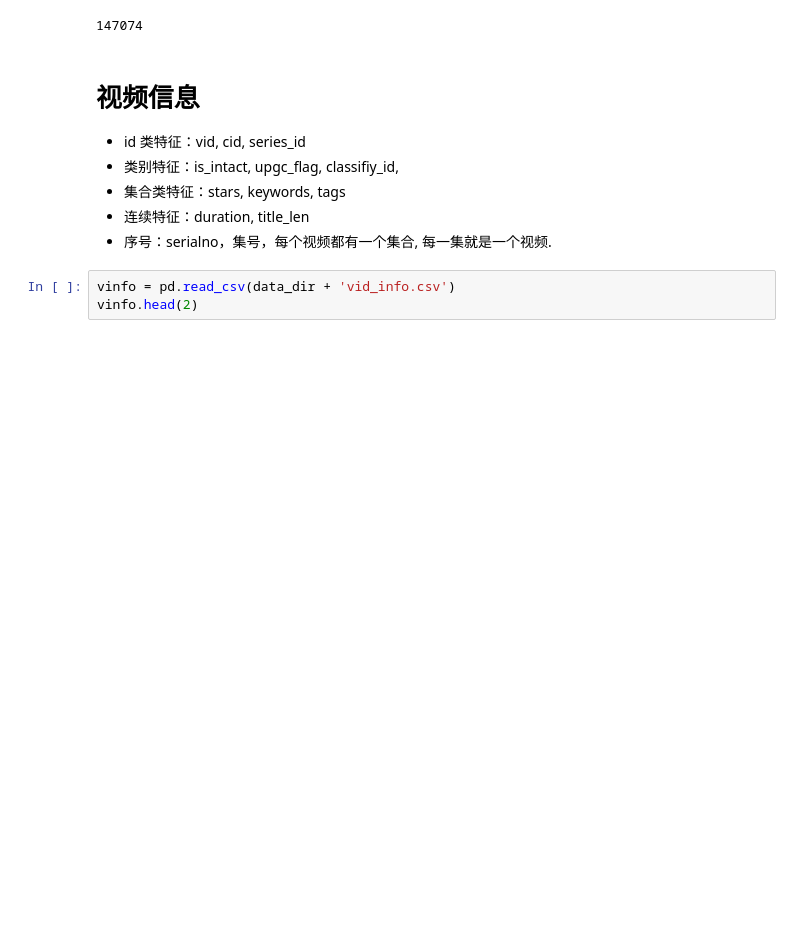
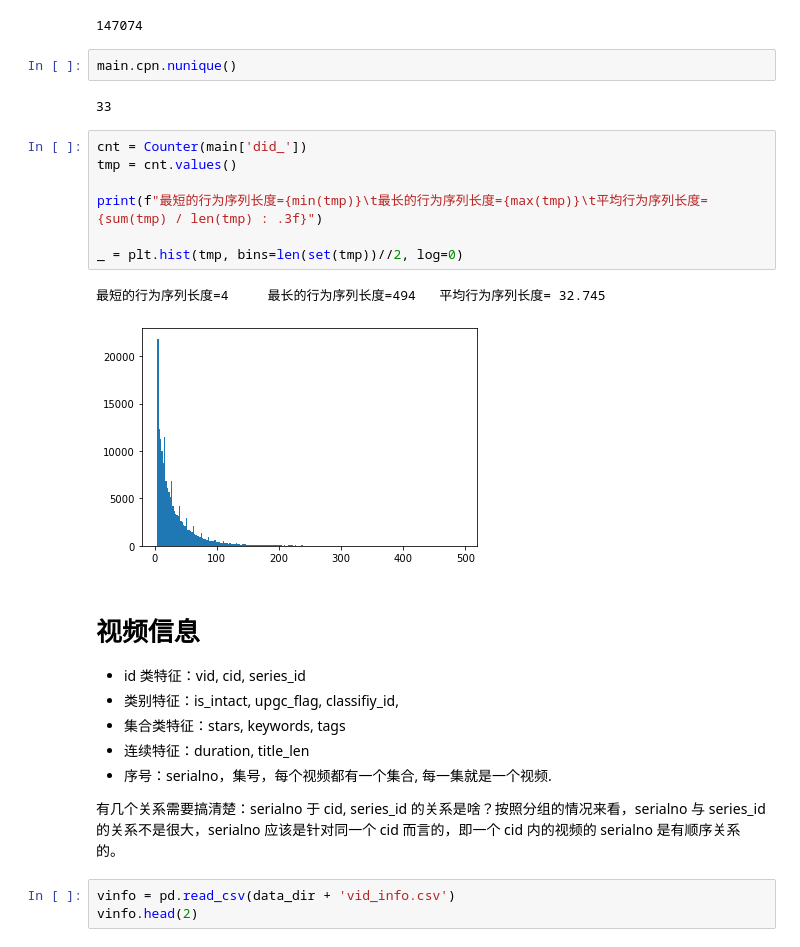
Before and after one commit to GZYZG/mgtv-2022, a Jupyter notebook: data-explore.ipynb, the cells around one changed output. Cells and saved outputs as stored; diff of their text form; blank space fills up the shorter version.

```diff
--- a/data-explore.ipynb
+++ b/data-explore.ipynb
@@ -49,6 +50,20 @@ main.did.nunique()
 main.vid.nunique()
 # %% [output]
 147074
+# %%
+main.cpn.nunique()
+# %% [output]
+33
+# %%
+cnt = Counter(main['did_'])
+tmp = cnt.values()
+
+print(f"最短的行为序列长度={min(tmp)}\t最长的行为序列长度={max(tmp)}\t平均行为序列长度={sum(tmp) / len(tmp) : .3f}")
+
+_ = plt.hist(tmp, bins=len(set(tmp))//2, log=0)
+# %% [output]
+最短的行为序列长度=4     最长的行为序列长度=494   平均行为序列长度= 32.745
+[figure, added]
 # %% [markdown]
 # 视频信息
 - id 类特征：vid, cid, series_id
@@ -56,6 +71,8 @@ main.vid.nunique()
 - 集合类特征：stars, keywords, tags
 - 连续特征：duration, title_len
 - 序号：serialno，集号，每个视频都有一个集合, 每一集就是一个视频.
+
+有几个关系需要搞清楚：serialno 于 cid, series_id 的关系是啥？按照分组的情况来看，serialno 与 series_id 的关系不是很大，serialno 应该是针对同一个 cid 而言的，即一个 cid 内的视频的 serialno 是有顺序关系的。
 # %%
 vinfo = pd.read_csv(data_dir + 'vid_info.csv')
 vinfo.head(2)
```
Also changed, not shown: parts of 6 cells of this notebook, 1 other file.
